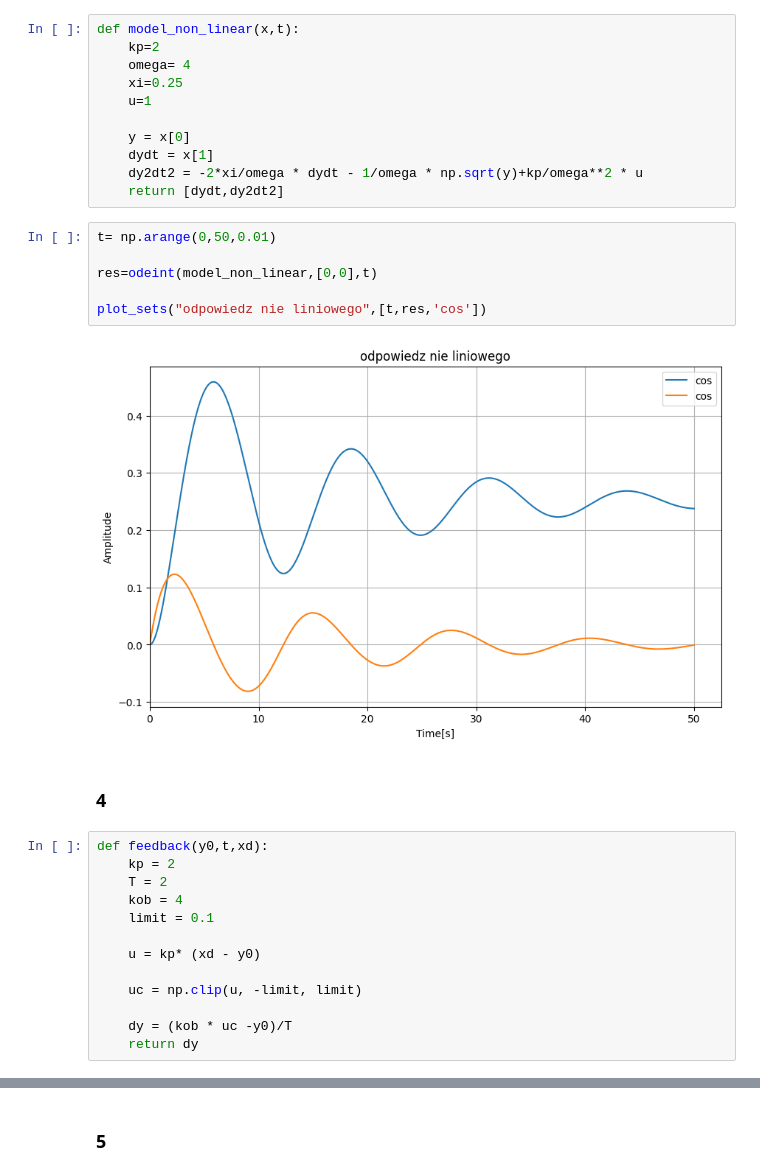
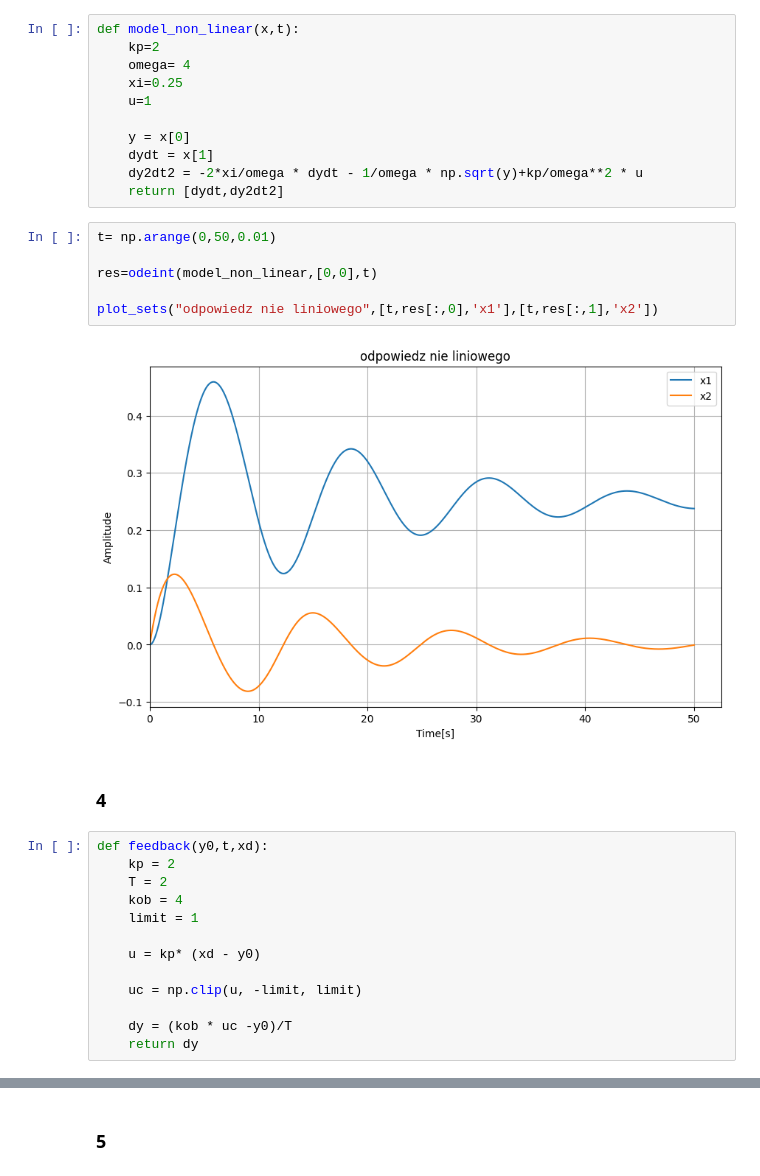
Before and after one commit to Piotr-Bednarek/ZadaniaSem5Laby, a Jupyter notebook: uso/lab9.ipynb, the cells around one changed output, grey strips where cells are left out. Drawn from its saved outputs; the diff is of its cells as text.

```diff
--- a/uso/lab9.ipynb
+++ b/uso/lab9.ipynb
@@ -47,11 +47,11 @@ def model_non_linear(x,t):
 # %%
 t= np.arange(0,50,0.01)
 
 res=odeint(model_non_linear,[0,0],t)
 
-plot_sets("odpowiedz nie liniowego",[t,res,'cos'])
+plot_sets("odpowiedz nie liniowego",[t,res[:,0],'x1'],[t,res[:,1],'x2'])
 # %% [output]
-[figure, old version]
+[figure, new version]
 # %% [markdown]
 ### 4
 # %%
@@ -59,7 +59,7 @@ def feedback(y0,t,xd):
     kp = 2
     T = 2
     kob = 4
-    limit = 0.1
+    limit = 1
 
     u = kp* (xd - y0)
 
```
Also changed, not shown: parts of 2 cells of this notebook, 7 other files.
